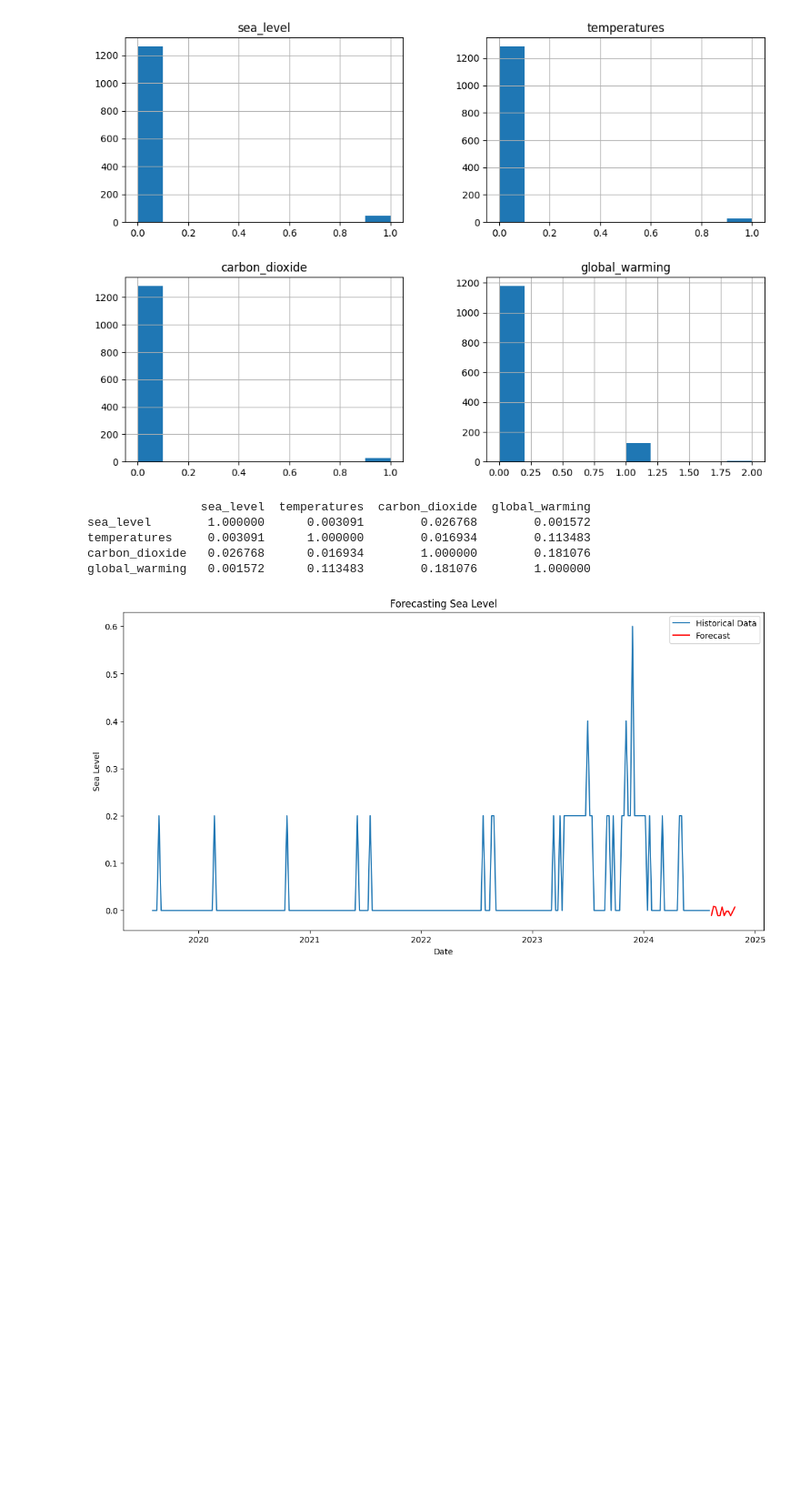
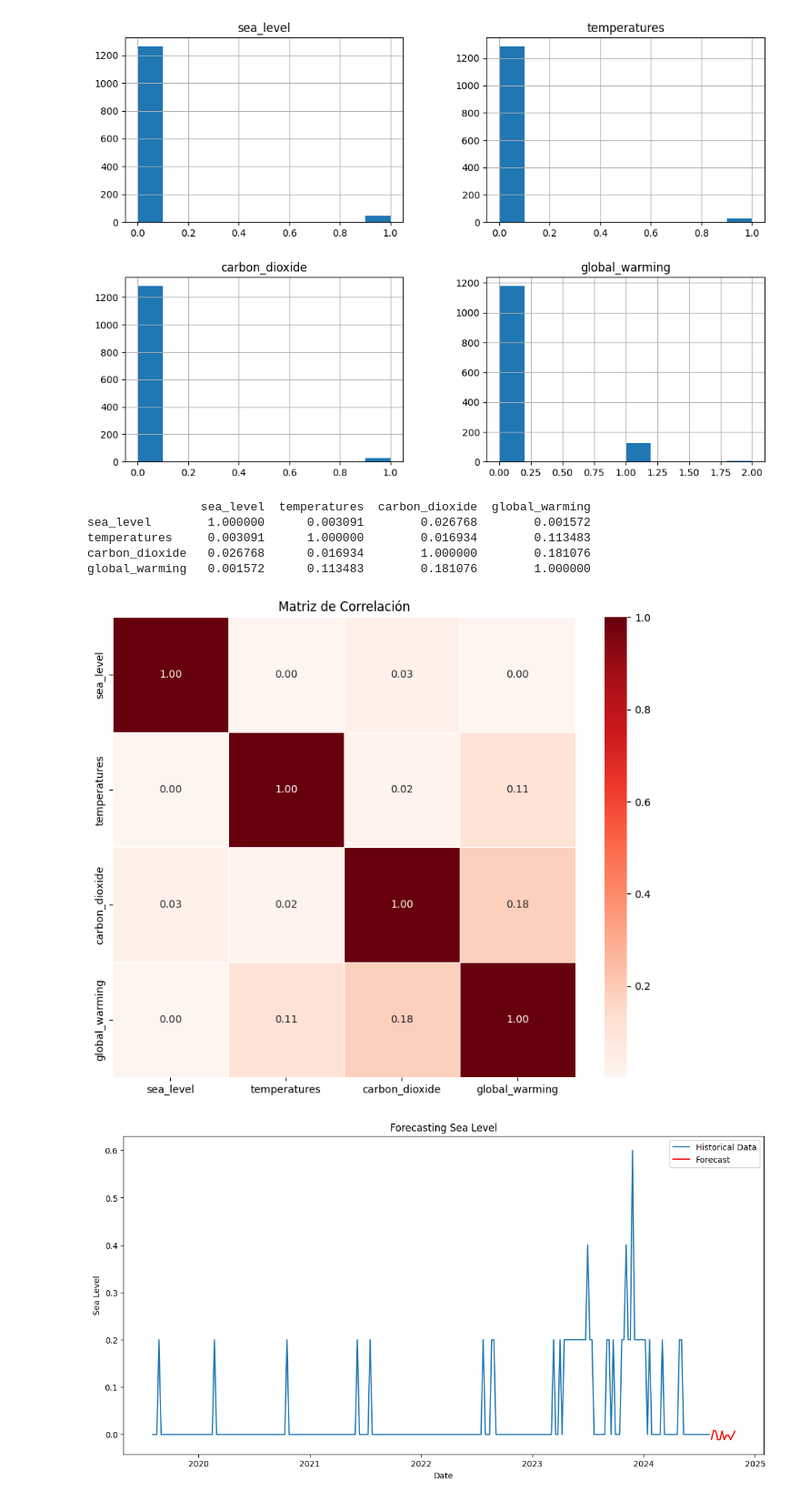
Before and after one commit to kevsanmm/sarima, a Jupyter notebook: microdesafio7.ipynb, the cells around one changed output. Shown at 91% size. Saved outputs shown, nothing was run; the diff lists cells and outputs as text; code cells hidden in the pictures; blank space fills up the shorter version.

Commit message:
Añadir gráfico de correlación con escala de rojos

```diff
--- a/microdesafio7.ipynb
+++ b/microdesafio7.ipynb
@@ -318,16 +318,29 @@ df_corrected[['sea_level', 'temperatures', 'carbon_dioxide', 'global_warming']].
 plt.show()
 # %% [output]
 [figure]
-# %%
-# Matriz de correlación
-correlation_matrix = df_corrected[['sea_level', 'temperatures', 'carbon_dioxide', 'global_warming']].corr()
-print(correlation_matrix)
-# %% [output]
-                sea_level  temperatures  carbon_dioxide  global_warming
-sea_level        1.000000      0.003091        0.026768        0.001572
-temperatures     0.003091      1.000000        0.016934        0.113483
-carbon_dioxide   0.026768      0.016934        1.000000        0.181076
-global_warming   0.001572      0.113483        0.181076        1.000000
+# %%
+import seaborn as sns
+import matplotlib.pyplot as plt
+
+# Matriz de correlación
+correlation_matrix = df_corrected[['sea_level', 'temperatures', 'carbon_dioxide', 'global_warming']].corr()
+print(correlation_matrix)
+
+# Matriz de correlación
+correlation_matrix = df_corrected[['sea_level', 'temperatures', 'carbon_dioxide', 'global_warming']].corr()
+
+# Crear el mapa de calor con la escala de rojos
+plt.figure(figsize=(10, 8))
+sns.heatmap(correlation_matrix, annot=True, cmap='Reds', fmt='.2f', linewidths=0.5)
+plt.title('Matriz de Correlación')
+plt.show()
+# %% [output]
+                sea_level  temperatures  carbon_dioxide  global_warming
+sea_level        1.000000      0.003091        0.026768        0.001572
+temperatures     0.003091      1.000000        0.016934        0.113483
+carbon_dioxide   0.026768      0.016934        1.000000        0.181076
+global_warming   0.001572      0.113483        0.181076        1.000000
+[figure, added]
 # %%
 from statsmodels.tsa.holtwinters import ExponentialSmoothing
 
```
Also changed, not shown: parts of 2 cells of this notebook.
